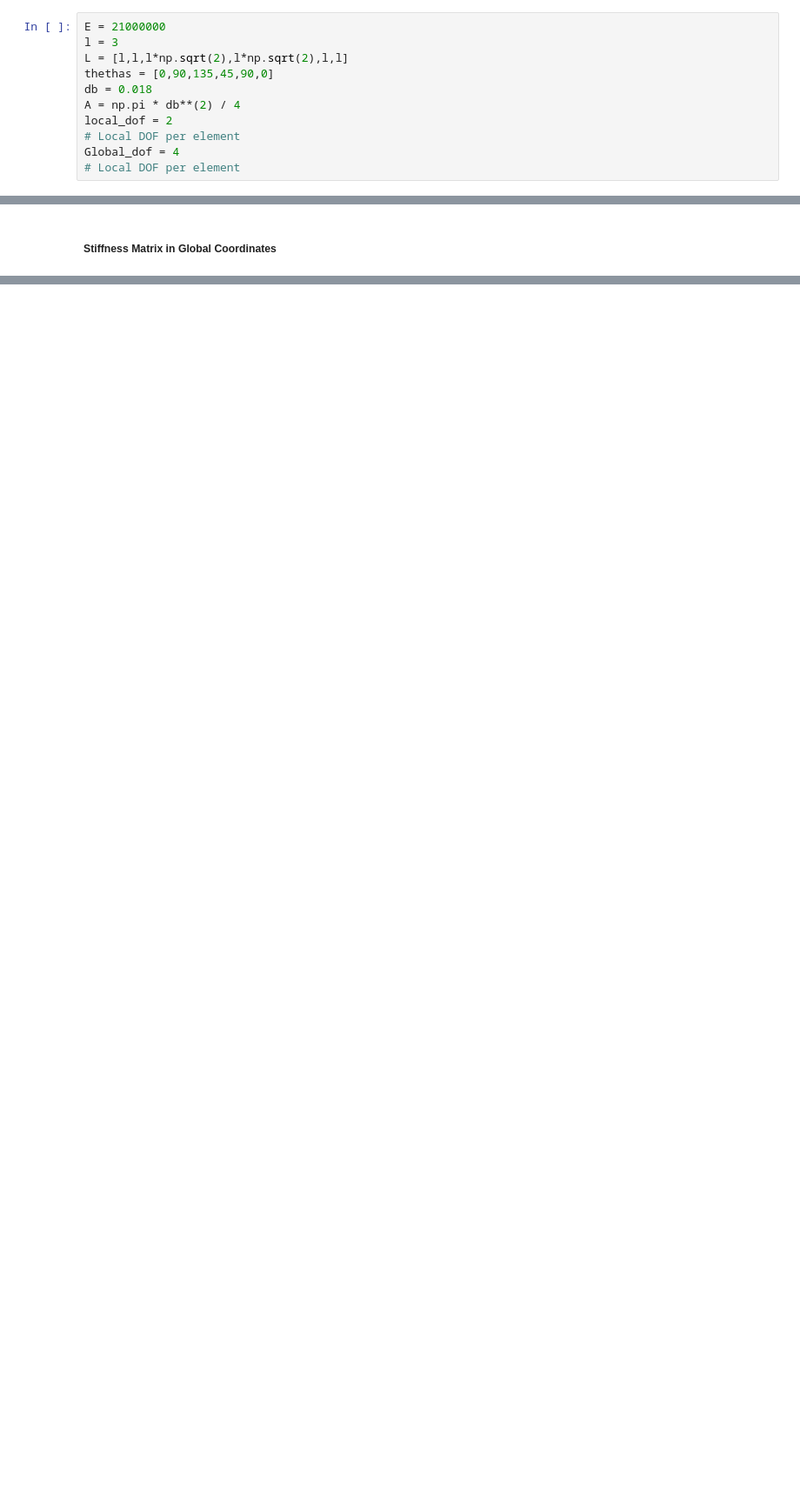
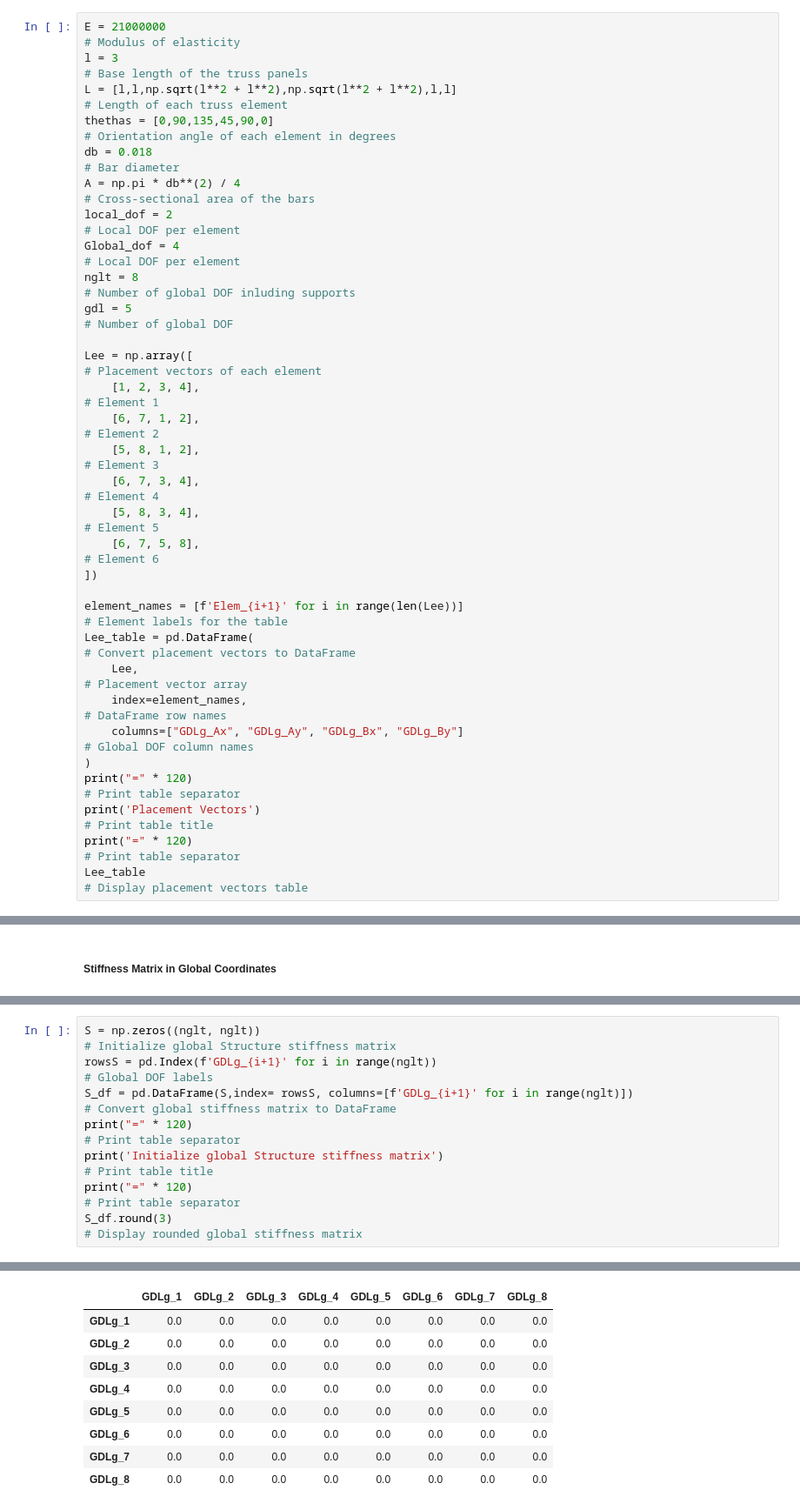
Before and after one commit to Normando1945/Repo_Maxtrix_Analisys, a Jupyter notebook: examples/Example_Truss.ipynb, the cells around one changed output, grey strips where cells are left out. Shown at 87% size. Cells and saved outputs as stored; diff of their text form; blank space fills up the shorter version.

```diff
--- a/examples/Example_Truss.ipynb
+++ b/examples/Example_Truss.ipynb
@@ -24,11 +24,33 @@ from repo_maxtrix_analisys import *
 # %% [markdown]
 #### Data
 # %%
-E = 21000000
-l = 3
-L = [l,l,l*np.sqrt(2),l*np.sqrt(2),l,l]
-thethas = [0,90,135,45,90,0]
-db = 0.018
-A = np.pi * db**(2) / 4
+E = 21000000                                                                                                        # Modulus of elasticity
+l = 3                                                                                                               # Base length of the truss panels
+L = [l,l,np.sqrt(l**2 + l**2),np.sqrt(l**2 + l**2),l,l]                                                             # Length of each truss element
+thethas = [0,90,135,45,90,0]                                                                                        # Orientation angle of each element in degrees
+db = 0.018                                                                                                          # Bar diameter
+A = np.pi * db**(2) / 4                                                                                             # Cross-sectional area of the bars
 local_dof = 2                                                                                                       # Local DOF per element
 Global_dof = 4                                                                                                      # Local DOF per element
+nglt = 8                                                                                                            # Number of global DOF inluding supports
+gdl = 5                                                                                                             # Number of global DOF
+
+Lee = np.array([                                                                                                    # Placement vectors of each element
+    [1, 2, 3, 4],                                                                                                   # Element 1
+    [6, 7, 1, 2],                                                                                                   # Element 2
+    [5, 8, 1, 2],                                                                                                   # Element 3
+    [6, 7, 3, 4],                                                                                                   # Element 4
+    [5, 8, 3, 4],                                                                                                   # Element 5
+    [6, 7, 5, 8],                                                                                                   # Element 6
+])
+
+element_names = [f'Elem_{i+1}' for i in range(len(Lee))]                                                            # Element labels for the table
+Lee_table = pd.DataFrame(                                                                                           # Convert placement vectors to DataFrame
+    Lee,                                                                                                            # Placement vector array
+    index=element_names,                                                                                            # DataFrame row names
+    columns=["GDLg_Ax", "GDLg_Ay", "GDLg_Bx", "GDLg_By"]                                                            # Global DOF column names
+)
+print("=" * 120)                                                                                                    # Print table separator
+print('Placement Vectors')                                                                                          # Print table title
+print("=" * 120)                                                                                                    # Print table separator
+Lee_table                                                                                                           # Display placement vectors table
@@ -136,0 +205,9 @@ Keg_all
+# %%
+S = np.zeros((nglt, nglt))                                                                                          # Initialize global Structure stiffness matrix
+rowsS = pd.Index(f'GDLg_{i+1}' for i in range(nglt))                                                                # Global DOF labels
+S_df = pd.DataFrame(S,index= rowsS, columns=[f'GDLg_{i+1}' for i in range(nglt)])                                   # Convert global stiffness matrix to DataFrame
+print("=" * 120)                                                                                                    # Print table separator
+print('Initialize global Structure stiffness matrix')                                                               # Print table title
+print("=" * 120)                                                                                                    # Print table separator
+S_df.round(3)                                                                                                       # Display rounded global stiffness matrix
+# %% [output]
@@ -136,0 +217,9 @@ Keg_all
+|  | GDLg_1 | GDLg_2 | GDLg_3 | GDLg_4 | GDLg_5 | GDLg_6 | GDLg_7 | GDLg_8 |
+| GDLg_1 | 0.0 | 0.0 | 0.0 | 0.0 | 0.0 | 0.0 | 0.0 | 0.0 |
+| GDLg_2 | 0.0 | 0.0 | 0.0 | 0.0 | 0.0 | 0.0 | 0.0 | 0.0 |
+| GDLg_3 | 0.0 | 0.0 | 0.0 | 0.0 | 0.0 | 0.0 | 0.0 | 0.0 |
+| GDLg_4 | 0.0 | 0.0 | 0.0 | 0.0 | 0.0 | 0.0 | 0.0 | 0.0 |
+| GDLg_5 | 0.0 | 0.0 | 0.0 | 0.0 | 0.0 | 0.0 | 0.0 | 0.0 |
+| GDLg_6 | 0.0 | 0.0 | 0.0 | 0.0 | 0.0 | 0.0 | 0.0 | 0.0 |
+| GDLg_7 | 0.0 | 0.0 | 0.0 | 0.0 | 0.0 | 0.0 | 0.0 | 0.0 |
+| GDLg_8 | 0.0 | 0.0 | 0.0 | 0.0 | 0.0 | 0.0 | 0.0 | 0.0 |
```
Also changed, not shown: parts of 19 cells of this notebook, 3 other files.
